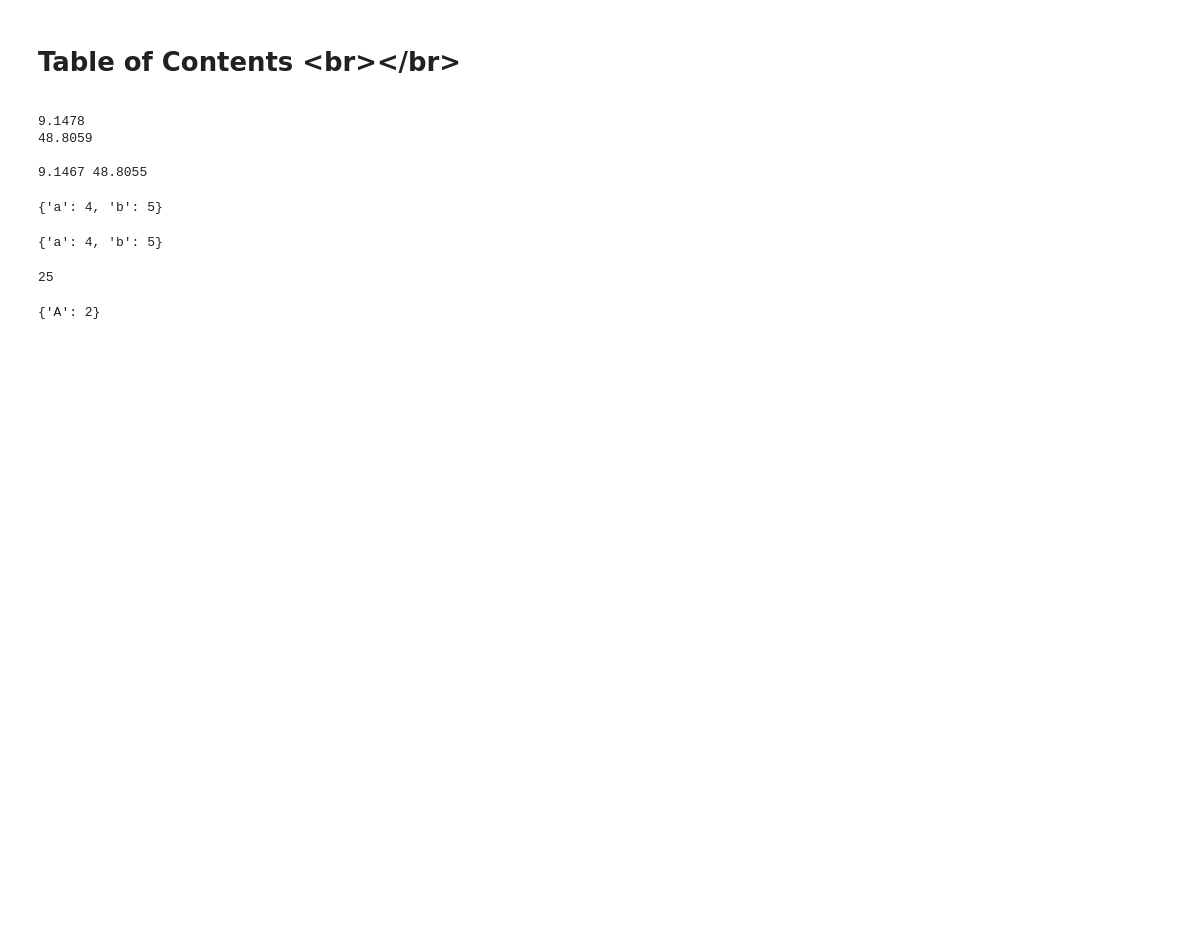
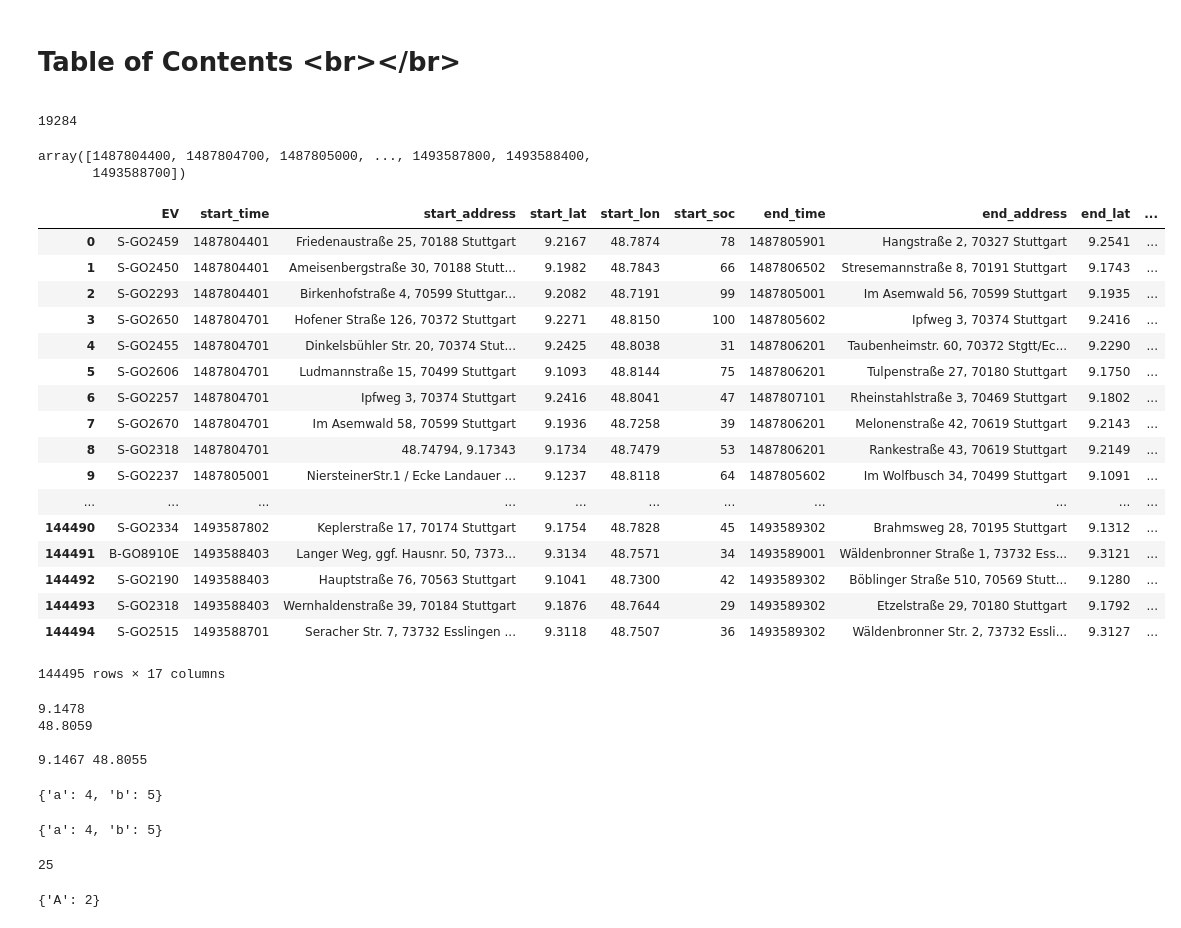
Before and after one commit to indyfree/FleetSim, a Jupyter notebook: notebooks/00-Playground.ipynb, the cells around one changed output. Saved outputs shown, nothing was run; the diff lists cells and outputs as text; code cells hidden in the pictures; blank space fills up the shorter version.

Commit message:
[nb/playground] Add datetime exploration

```diff
--- a/notebooks/00-Playground.ipynb
+++ b/notebooks/00-Playground.ipynb
@@ -9,6 +9,45 @@ import pandas as pd
 import seaborn as sns
 
 from evsim.data import load_car2go_trips, load_car2go_capacity
+# %%
+df = load_car2go_trips(160)
+# %%
+t = pd.date_range(datetime.utcfromtimestamp(df.start_time.min()), datetime.utcfromtimestamp(df.end_time.max()), freq="5min")
+t.astype(np.int64) // 10**9
+
+print(len(t))
+# %% [output]
+19284
+# %%
+df.start_time.unique()
+# %% [output]
+array([1487804400, 1487804700, 1487805000, ..., 1493587800, 1493588400,
+       1493588700])
+# %%
+a = df
+a["s"] = a.start_time.apply(lambda x: datetime.utcfromtimestamp(x))
+a["d"] = a["s"].astype(np.int64) // 10**9
+a["e"] = a.d.apply(lambda x: datetime.utcfromtimestamp(x))
+a
+# %% [output]
+|  | EV | start_time | start_address | start_lat | start_lon | start_soc | end_time | end_address | end_lat | ... |
+| 0 | S-GO2459 | 1487804401 | Friedenaustraße 25, 70188 Stuttgart | 9.2167 | 48.7874 | 78 | 1487805901 | Hangstraße 2, 70327 Stuttgart | 9.2541 | ... |
+| 1 | S-GO2450 | 1487804401 | Ameisenbergstraße 30, 70188 Stutt... | 9.1982 | 48.7843 | 66 | 1487806502 | Stresemannstraße 8, 70191 Stuttgart | 9.1743 | ... |
+| 2 | S-GO2293 | 1487804401 | Birkenhofstraße 4, 70599 Stuttgar... | 9.2082 | 48.7191 | 99 | 1487805001 | Im Asemwald 56, 70599 Stuttgart | 9.1935 | ... |
+| 3 | S-GO2650 | 1487804701 | Hofener Straße 126, 70372 Stuttgart | 9.2271 | 48.8150 | 100 | 1487805602 | Ipfweg 3, 70374 Stuttgart | 9.2416 | ... |
+| 4 | S-GO2455 | 1487804701 | Dinkelsbühler Str. 20, 70374 Stut... | 9.2425 | 48.8038 | 31 | 1487806201 | Taubenheimstr. 60, 70372 Stgtt/Ec... | 9.2290 | ... |
+| 5 | S-GO2606 | 1487804701 | Ludmannstraße 15, 70499 Stuttgart | 9.1093 | 48.8144 | 75 | 1487806201 | Tulpenstraße 27, 70180 Stuttgart | 9.1750 | ... |
+| 6 | S-GO2257 | 1487804701 | Ipfweg 3, 70374 Stuttgart | 9.2416 | 48.8041 | 47 | 1487807101 | Rheinstahlstraße 3, 70469 Stuttgart | 9.1802 | ... |
+| 7 | S-GO2670 | 1487804701 | Im Asemwald 58, 70599 Stuttgart | 9.1936 | 48.7258 | 39 | 1487806201 | Melonenstraße 42, 70619 Stuttgart | 9.2143 | ... |
+| 8 | S-GO2318 | 1487804701 | 48.74794, 9.17343 | 9.1734 | 48.7479 | 53 | 1487806201 | Rankestraße 43, 70619 Stuttgart | 9.2149 | ... |
+| 9 | S-GO2237 | 1487805001 | NiersteinerStr.1 / Ecke Landauer ... | 9.1237 | 48.8118 | 64 | 1487805602 | Im Wolfbusch 34, 70499 Stuttgart | 9.1091 | ... |
+| ... | ... | ... | ... | ... | ... | ... | ... | ... | ... | ... |
+| 144490 | S-GO2334 | 1493587802 | Keplerstraße 17, 70174 Stuttgart | 9.1754 | 48.7828 | 45 | 1493589302 | Brahmsweg 28, 70195 Stuttgart | 9.1312 | ... |
+| 144491 | B-GO8910E | 1493588403 | Langer Weg, ggf. Hausnr. 50, 7373... | 9.3134 | 48.7571 | 34 | 1493589001 | Wäldenbronner Straße 1, 73732 Ess... | 9.3121 | ... |
+| 144492 | S-GO2190 | 1493588403 | Hauptstraße 76, 70563 Stuttgart | 9.1041 | 48.7300 | 42 | 1493589302 | Böblinger Straße 510, 70569 Stutt... | 9.1280 | ... |
+| 144493 | S-GO2318 | 1493588403 | Wernhaldenstraße 39, 70184 Stuttgart | 9.1876 | 48.7644 | 29 | 1493589302 | Etzelstraße 29, 70180 Stuttgart | 9.1792 | ... |
+| 144494 | S-GO2515 | 1493588701 | Seracher Str. 7, 73732 Esslingen ... | 9.3118 | 48.7507 | 36 | 1493589302 | Wäldenbronner Str. 2, 73732 Essli... | 9.3127 | ... |
+144495 rows × 17 columns
 # %%
 print(round(9.14784, 4))
 print(round(48.80589, 4))
```
Also changed, not shown: 1 other file.
